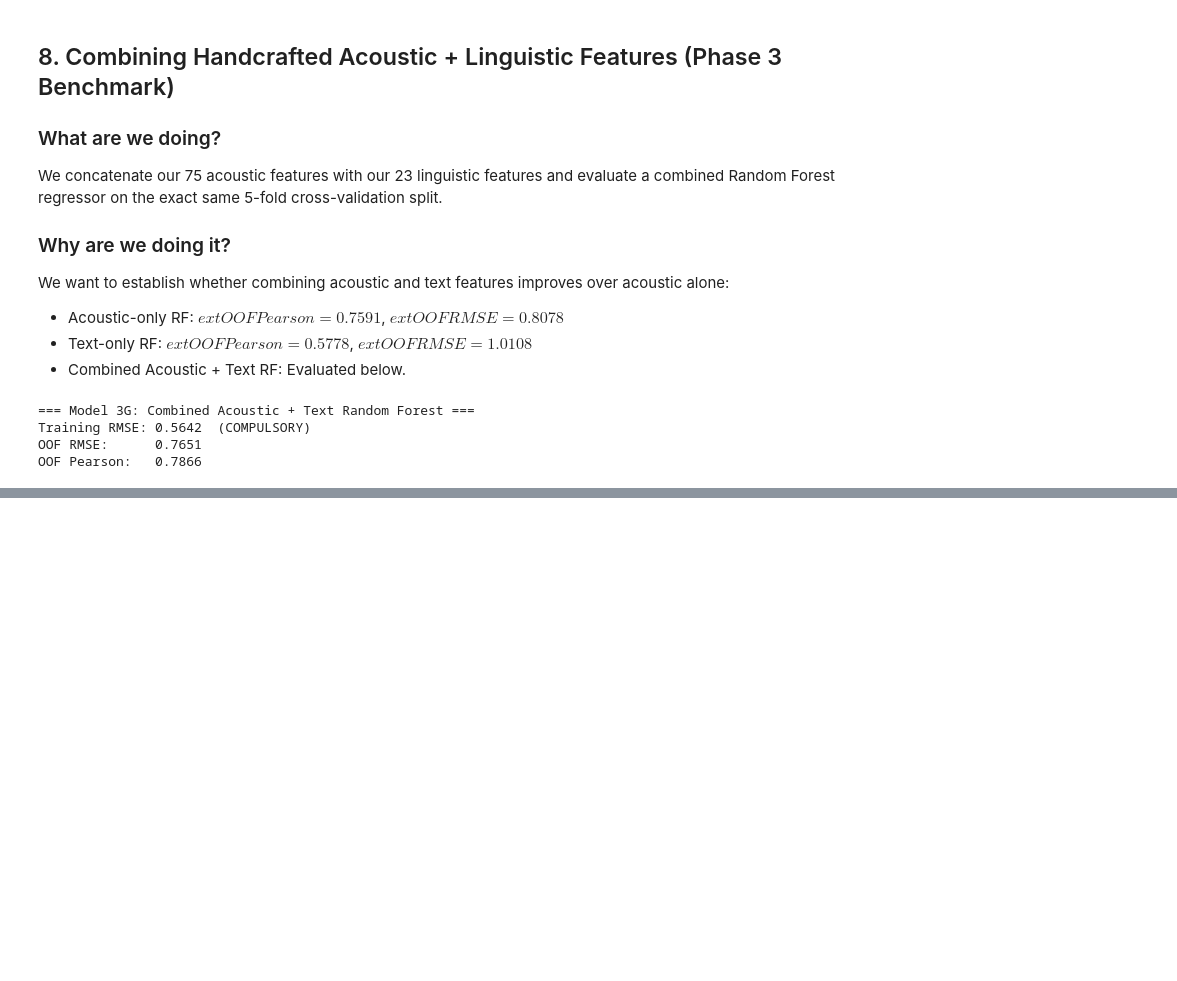
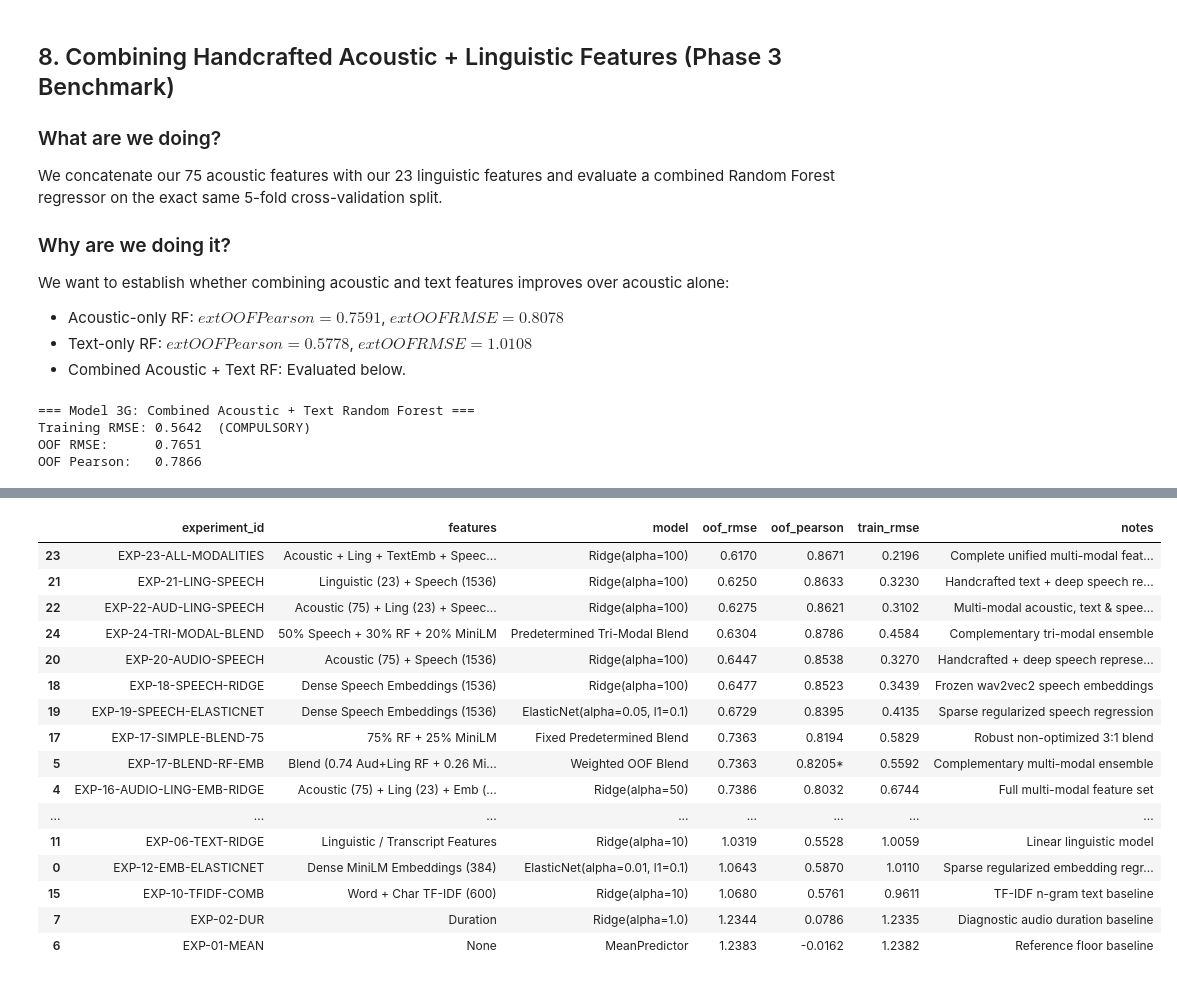
Before and after one commit to nandinikhandelwal120603/SHL_HIRING_ASSESMENT, a Jupyter notebook: notebook/shl_grammar_scoring.ipynb, the cells around one changed output, grey strips where cells are left out. Cells and saved outputs as stored; diff of their text form; code cells hidden in the pictures; blank space fills up the shorter version.

```diff
--- a/notebook/shl_grammar_scoring.ipynb
+++ b/notebook/shl_grammar_scoring.ipynb
@@ -1407,0 +1362,26 @@ The **weighted ensemble blend** ($73.7\%$ Acoustic+Linguistic Random Forest + $2
+# %%
+summary_table = tracker.df[['experiment_id', 'features', 'model', 'oof_rmse', 'oof_pearson', 'train_rmse', 'notes']].copy()
+# Format asterisk on optimized blend
+summary_table['oof_pearson'] = summary_table.apply(
+    lambda r: f"{r['oof_pearson']:.4f}*" if 'EXP-17-BLEND-RF-EMB' in str(r['experiment_id']) else f"{r['oof_pearson']:.4f}", axis=1
+)
+summary_table = summary_table.sort_values(by='oof_rmse', ascending=True)
+display(summary_table)
+# %% [output]
+|  | experiment_id | features | model | oof_rmse | oof_pearson | train_rmse | notes |
+| 23 | EXP-23-ALL-MODALITIES | Acoustic + Ling + TextEmb + Speec... | Ridge(alpha=100) | 0.6170 | 0.8671 | 0.2196 | Complete unified multi-modal feat... |
+| 21 | EXP-21-LING-SPEECH | Linguistic (23) + Speech (1536) | Ridge(alpha=100) | 0.6250 | 0.8633 | 0.3230 | Handcrafted text + deep speech re... |
+| 22 | EXP-22-AUD-LING-SPEECH | Acoustic (75) + Ling (23) + Speec... | Ridge(alpha=100) | 0.6275 | 0.8621 | 0.3102 | Multi-modal acoustic, text & spee... |
+| 24 | EXP-24-TRI-MODAL-BLEND | 50% Speech + 30% RF + 20% MiniLM | Predetermined Tri-Modal Blend | 0.6304 | 0.8786 | 0.4584 | Complementary tri-modal ensemble |
+| 20 | EXP-20-AUDIO-SPEECH | Acoustic (75) + Speech (1536) | Ridge(alpha=100) | 0.6447 | 0.8538 | 0.3270 | Handcrafted + deep speech represe... |
+| 18 | EXP-18-SPEECH-RIDGE | Dense Speech Embeddings (1536) | Ridge(alpha=100) | 0.6477 | 0.8523 | 0.3439 | Frozen wav2vec2 speech embeddings |
+| 19 | EXP-19-SPEECH-ELASTICNET | Dense Speech Embeddings (1536) | ElasticNet(alpha=0.05, l1=0.1) | 0.6729 | 0.8395 | 0.4135 | Sparse regularized speech regression |
+| 17 | EXP-17-SIMPLE-BLEND-75 | 75% RF + 25% MiniLM | Fixed Predetermined Blend | 0.7363 | 0.8194 | 0.5829 | Robust non-optimized 3:1 blend |
+| 5 | EXP-17-BLEND-RF-EMB | Blend (0.74 Aud+Ling RF + 0.26 Mi... | Weighted OOF Blend | 0.7363 | 0.8205* | 0.5592 | Complementary multi-modal ensemble |
+| 4 | EXP-16-AUDIO-LING-EMB-RIDGE | Acoustic (75) + Ling (23) + Emb (... | Ridge(alpha=50) | 0.7386 | 0.8032 | 0.6744 | Full multi-modal feature set |
+| ... | ... | ... | ... | ... | ... | ... | ... |
+| 11 | EXP-06-TEXT-RIDGE | Linguistic / Transcript Features | Ridge(alpha=10) | 1.0319 | 0.5528 | 1.0059 | Linear linguistic model |
+| 0 | EXP-12-EMB-ELASTICNET | Dense MiniLM Embeddings (384) | ElasticNet(alpha=0.01, l1=0.1) | 1.0643 | 0.5870 | 1.0110 | Sparse regularized embedding regr... |
+| 15 | EXP-10-TFIDF-COMB | Word + Char TF-IDF (600) | Ridge(alpha=10) | 1.0680 | 0.5761 | 0.9611 | TF-IDF n-gram text baseline |
+| 7 | EXP-02-DUR | Duration | Ridge(alpha=1.0) | 1.2344 | 0.0786 | 1.2335 | Diagnostic audio duration baseline |
+| 6 | EXP-01-MEAN | None | MeanPredictor | 1.2383 | -0.0162 | 1.2382 | Reference floor baseline |
```
Also changed, not shown: parts of 46 cells of this notebook, 3 other files.
